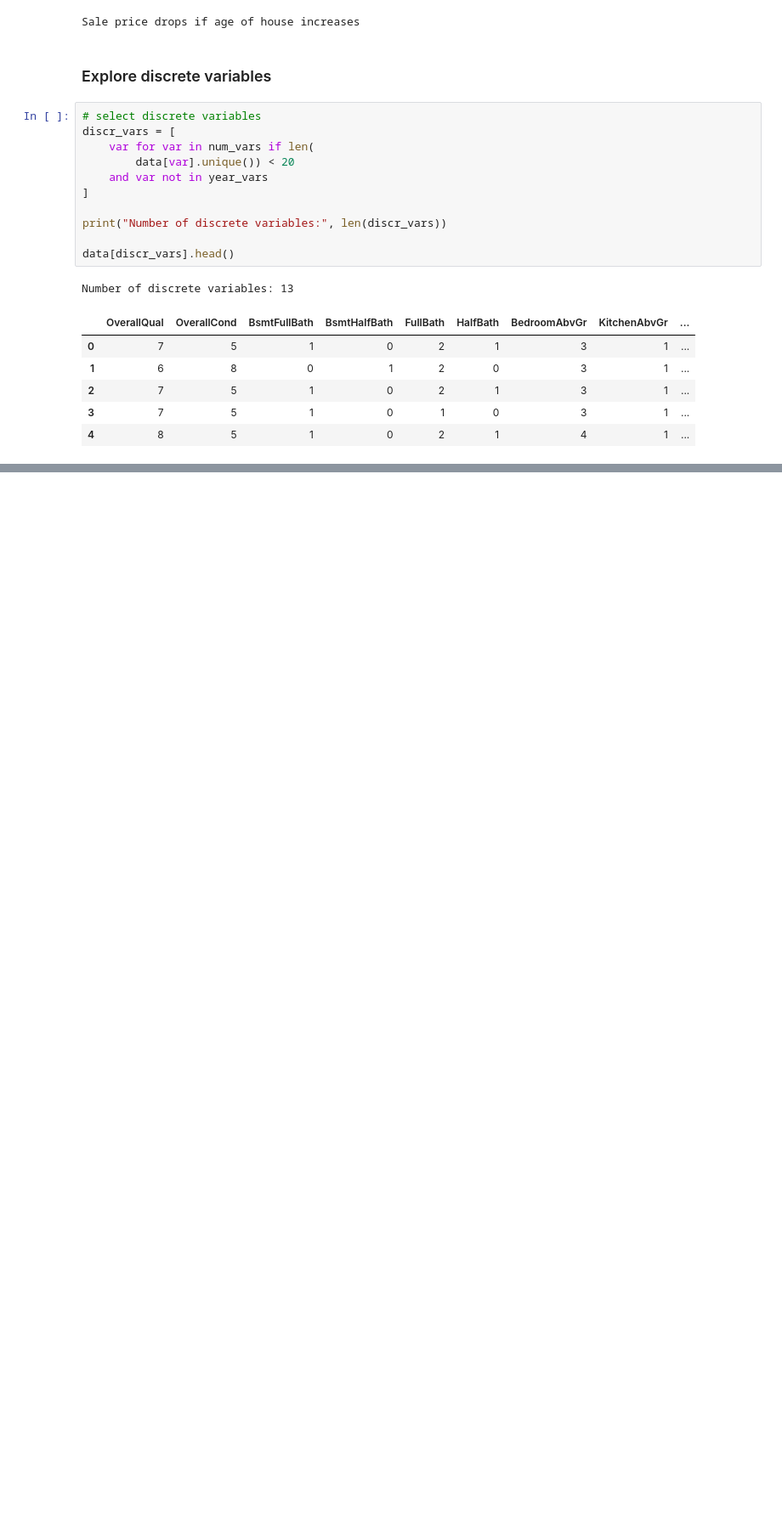
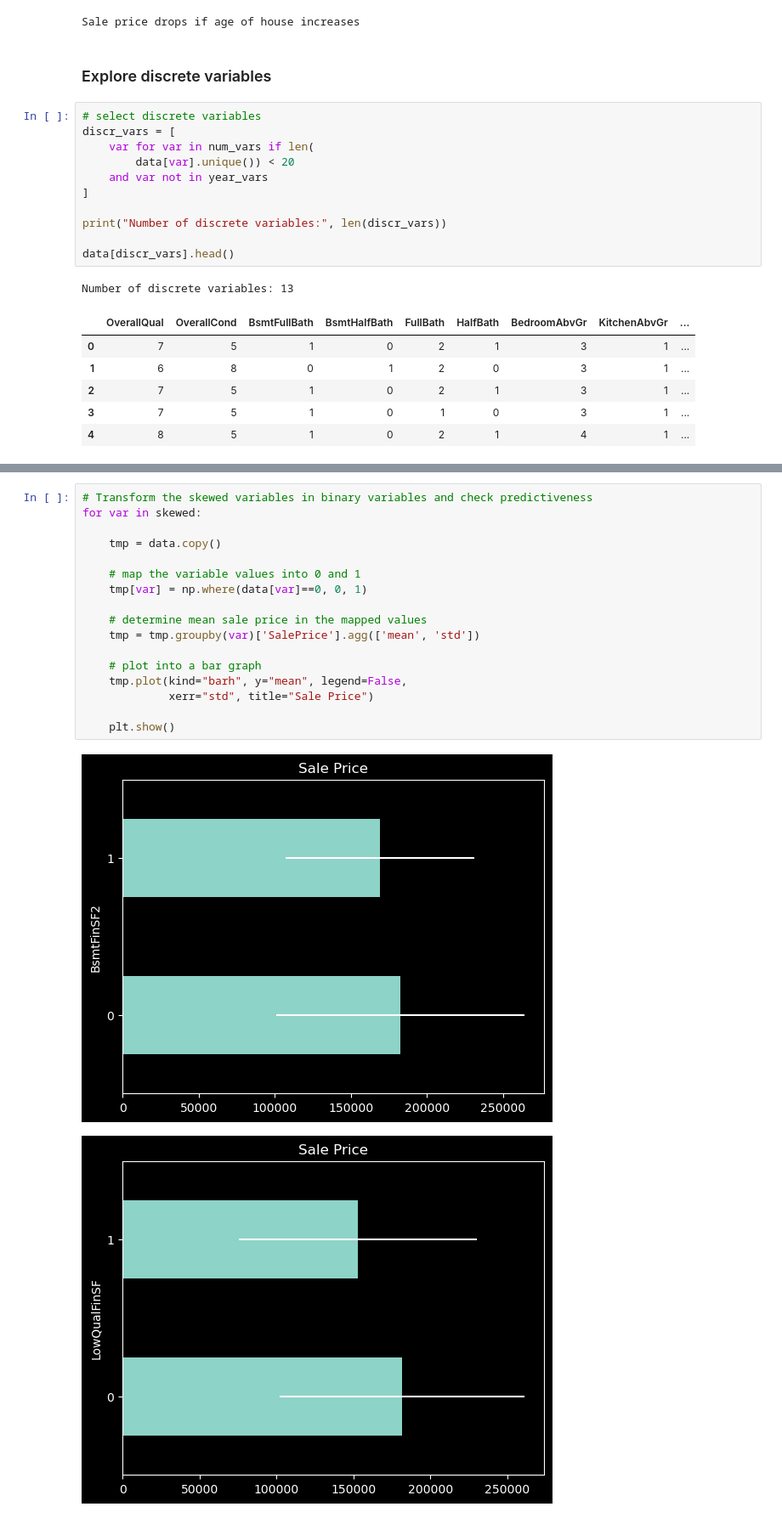
Before and after one commit to schouten-pepijn/Deployment_ML_Model, a Jupyter notebook: Own_Materials/Own_Code/Section_4/demo_EDA_Housing_Prices.ipynb, the cells around one changed output, grey strips where cells are left out. Shown at 85% size. Saved outputs shown, nothing was run; the diff lists cells and outputs as text; blank space fills up the shorter version.

```diff
--- a/Own_Materials/Own_Code/Section_4/demo_EDA_Housing_Prices.ipynb
+++ b/Own_Materials/Own_Code/Section_4/demo_EDA_Housing_Prices.ipynb
@@ -299,0 +400,20 @@ for var in discr_vars:
+# %%
+# Transform the skewed variables in binary variables and check predictiveness
+for var in skewed:
+
+    tmp = data.copy()
+
+    # map the variable values into 0 and 1
+    tmp[var] = np.where(data[var]==0, 0, 1)
+
+    # determine mean sale price in the mapped values
+    tmp = tmp.groupby(var)['SalePrice'].agg(['mean', 'std'])
+
+    # plot into a bar graph
+    tmp.plot(kind="barh", y="mean", legend=False,
+             xerr="std", title="Sale Price")
+
+    plt.show()
+# %% [output]
+[figure, added]
+[figure, added]
```
Also changed, not shown: parts of 8 cells of this notebook.
